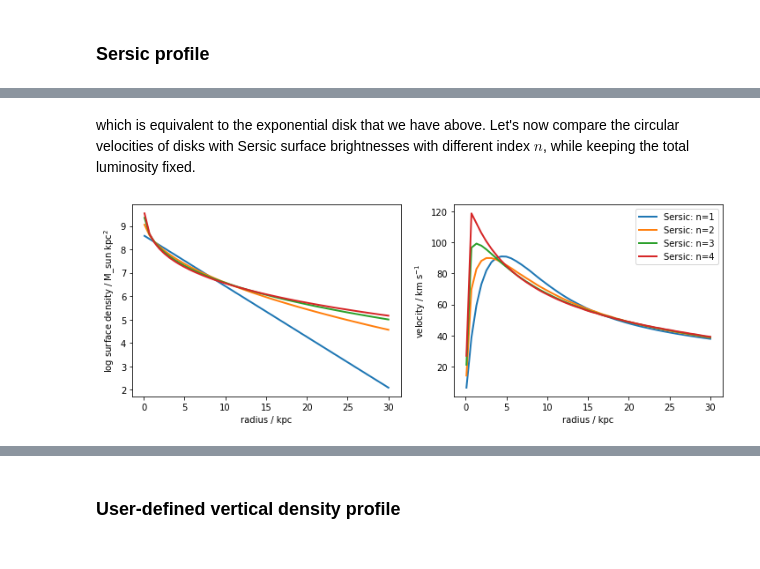
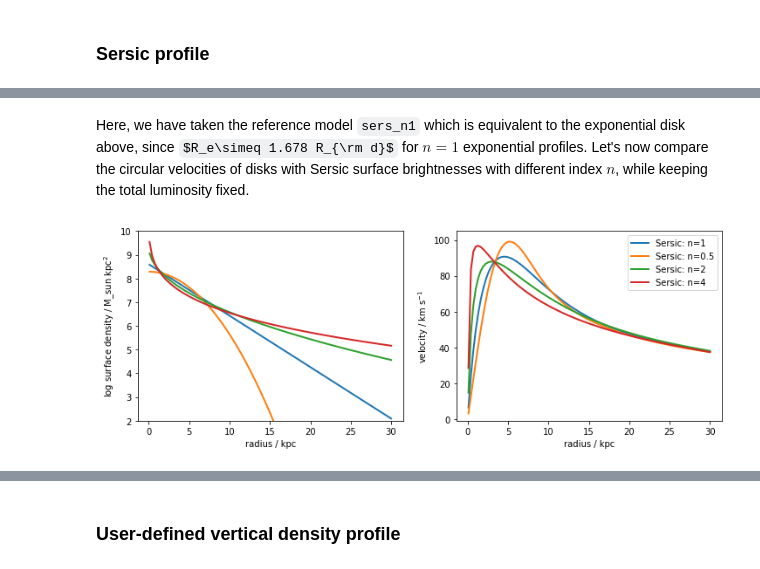
Before and after one commit to lposti/vcdisk, a Jupyter notebook: docs/source/notebooks/usage.ipynb, the cells around one changed output, grey strips where cells are left out. Drawn from its saved outputs; the diff is of its cells as text; code cells hidden in the pictures; some formulas as TeX source.

```diff
--- a/docs/source/notebooks/usage.ipynb
+++ b/docs/source/notebooks/usage.ipynb
@@ -34,7 +39,7 @@ import matplotlib.pylab as plt
 Let's start with the case of a thick disk with a classical exponential surface density.
 # %%
 md, rd = 1e10, 2.0                        # mass, scalelength of the disk
-r = np.linspace(0.1, 30.0, 50)            # radii samples
+r = np.linspace(0.1, 30.0, 100)           # radii samples
 
 def expdisk_sb(r, md, rd):
     # exponential disk surface density
@@ -43,7 +48,7 @@ def expdisk_sb(r, md, rd):
 sb_exp = expdisk_sb(r, md, rd)
 
 # run vcdisk
-vdisk = vcdisk(r, sb_exp)
+vdisk = vcdisk.vcdisk(r, sb_exp)
 # %%
 def plot_sb_vdisk(ax, r, sb, vdisk, label=None):
     ax[0].plot(r, np.log10(sb), lw=2)
@@ -83,16 +80,17 @@ sb_sers_disk = sersic(r, 0.743e8, 1.678*rd, 1.0)
-# %% [markdown]
-which is equivalent to the exponential disk that we have above. Let's now compare the circular velocities of disks with Sersic surface brightnesses with different index $n$, while keeping the total luminosity fixed.
-# %%
-# here the profiles are renormalized to yield the same total mass = 1e10 Msun
-# see e.g. Eq.(2) in Graham & Driver (2005): https://ui.adsabs.harvard.edu/abs/2005PASA...22..118G
-sb_sers_n4 = sersic(r, 0.392e8, 1.678*rd, 4.0)
-sb_sers_n3 = sersic(r, 0.449e8, 1.678*rd, 3.0)
-sb_sers_n2 = sersic(r, 0.545e8, 1.678*rd, 2.0)
-
-fig,ax = plt.subplots(figsize=(12,4), ncols=2)
-plot_sb_vdisk(ax, r, sb_sers_disk, vcdisk(r, sb_sers_disk), label='Sersic: n=1')
-plot_sb_vdisk(ax, r, sb_sers_n2, vcdisk(r, sb_sers_n2), label='Sersic: n=2')
-plot_sb_vdisk(ax, r, sb_sers_n3, vcdisk(r, sb_sers_n3), label='Sersic: n=3')
-plot_sb_vdisk(ax, r, sb_sers_n4, vcdisk(r, sb_sers_n4), label='Sersic: n=4')
-# %% [output]
-[figure, removed]
+# %%
+sers_n1  = vcdisk.sersic(md, 1.678*rd, 1.0)
+sers_n2  = vcdisk.sersic(md, 1.678*rd, 2.0)
+sers_n05 = vcdisk.sersic(md, 1.678*rd, 0.5)
+sers_n4  = vcdisk.sersic(md, 1.678*rd, 4.0)
+# %% [markdown]
+Here, we have taken the reference model `sers_n1` which is equivalent to the exponential disk above, since $R_e\simeq 1.678 R_{\rm d}$ for $n=1$ exponential profiles. Let's now compare the circular velocities of disks with Sersic surface brightnesses with different index $n$, while keeping the total luminosity fixed.
+# %%
+fig,ax = plt.subplots(figsize=(12,4), ncols=2)
+plot_sb_vdisk(ax, r, sers_n1(r),  vcdisk.vcdisk(r, sers_n1(r)), label='Sersic: n=1')
+plot_sb_vdisk(ax, r, sers_n05(r), vcdisk.vcdisk(r, sers_n05(r)), label='Sersic: n=0.5')
+plot_sb_vdisk(ax, r, sers_n2(r),  vcdisk.vcdisk(r, sers_n2(r)), label='Sersic: n=2')
+plot_sb_vdisk(ax, r, sers_n4(r),  vcdisk.vcdisk(r, sers_n4(r)), label='Sersic: n=4')
+ax[0].set_ylim(2,10);
+ax[1].set_ylim(-1, 105);
+# %% [output]
+[figure, added]
```
Also changed, not shown: parts of 20 cells of this notebook.
